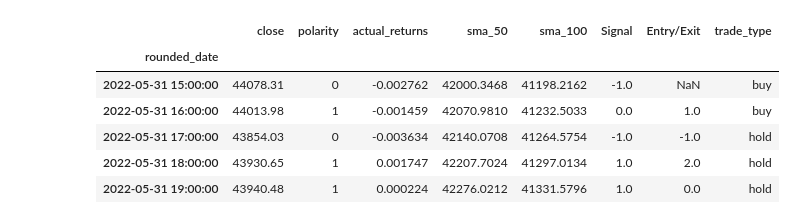
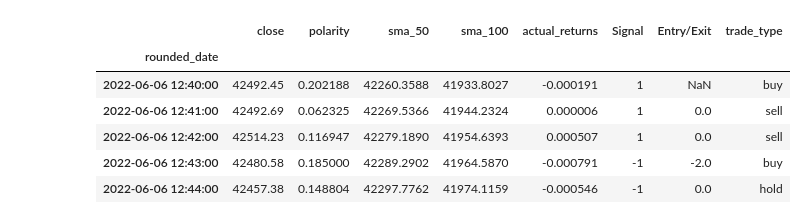
Before and after one commit to SamRoberts995/Project2_ML, a Jupyter notebook: Coding/Crypto_Algo.ipynb, the cells around one changed output. Cells and saved outputs as stored; diff of their text form; code cells hidden in the pictures.

```diff
--- a/Coding/Crypto_Algo.ipynb
+++ b/Coding/Crypto_Algo.ipynb
@@ -71,0 +54,2 @@ btc_df = btc_df.drop(columns='index')
+# %%
+btc_tw_df['Date'] = btc_tw_df['Date'].dt.tz_localize(None)
@@ -114,0 +91,5 @@ display(X.tail())
+# %%
+# Calculate the hourly returns using the closing prices and the pct_change function
+total_data["actual_returns"] = total_data["close"].pct_change()
+total_data = total_data.dropna()
+total_data.head()
@@ -115,15 +114,18 @@ display(X.tail())
 # %%
 # Create a new column in the btc_df called signal setting its value to zero.
-btc_df["Signal"] = 0.0
+total_data["Signal"] = 1
 
 # Create the signal to buy
-btc_df.loc[(btc_df["actual_returns"] >= 0) & (btc_df['polarity'] == 1), "Signal"] = 1
+total_data.loc[(total_data["actual_returns"] >= 0) & (total_data['polarity'] >= 0.2), "Signal"] = 1
 
 # Create the signal to sell
-btc_df.loc[(btc_df["actual_returns"] < 0) & (btc_df['polarity'] == 0), "Signal"] = -1
+total_data.loc[(total_data["actual_returns"] < 0) & (total_data['polarity'] <= 0.2), "Signal"] = -1
 
 
-y = btc_df["Signal"].copy()
+y = total_data["Signal"].copy()
+
+# Assign a copy of the sma_fast and sma_slow columns to a new DataFrame called X
+X = total_data[["sma_50", "sma_100", 'polarity']].copy()
 # %%
 from sklearn.model_selection import train_test_split
 X_train, X_test, y_train, y_test = train_test_split(
@@ -265,49 +274,52 @@ predictions_df.tail()
 # %%
 # Calculate the points in time when the Signal value changes
 # Identify trade entry (1) and exit (-1) points
-btc_df["Entry/Exit"] = btc_df["Signal"].diff()
+total_data["Entry/Exit"] = total_data["Signal"].diff()
 # %%
 # Initialize trade_type column for buys and sells
-btc_df['trade_type'] = np.nan
+total_data['trade_type'] = np.nan
 
 # Initialize variable to hold the previous_price
 previous_price = 0
 
 
 # Loop through the Pandas DataFrame and code the conditions of the trading strategy
-for index, row in btc_df.iterrows():
+for index, row in total_data.iterrows():
 
     # buy if the previous price is 0 and Twitter Sentiment has Positive for 7 consecutive days.
     if previous_price == 0:
-        btc_df.loc[index, "trade_type"] = "buy"
+        total_data.loc[index, "trade_type"] = "buy"
 
-    # buy if the current day price is less than the previous day price and Twitter Sentiment has Positive for 4 consecutive days
-    elif row["close"] < previous_price and row['polarity'] == 1:
-        btc_df.loc[index, "trade_type"] = "buy"
+    # buy if the current day price is less than the previous day price and Twitter Sentiment is greater than 0.02
+    elif row["close"] < previous_price and row['polarity'] > 0.16:
+        total_data.loc[index, "trade_type"] = "buy"
 
-    # sell if the current day price is greater than the previous day price and Twitter Sentiment has Negative for 3 consecutive days
-    elif row["close"] > previous_price and row['polarity'] == 0:
-        btc_df.loc[index, "trade_type"] = "sell"
+    # sell if the current day price is greater than the previous day price and Twitter Sentiment is less than 0.015
+    elif row["close"] > previous_price and row['polarity'] <= 0.3:
+        total_data.loc[index, "trade_type"] = "sell"
+
+    elif row["close"] > previous_price and row['polarity'] > 0.4:
+        total_data.loc[index, "trade_type"] = "hold"
 
     # else hold if the current day price is equal to the previous day price and Twitter Sentiment is Neutrual or Greater in 4 days
     else:
-        btc_df.loc[index, "trade_type"] = "hold"
+        total_data.loc[index, "trade_type"] = "hold"
 
     # reset the previous_price variable to the close price of the current row
     previous_price = row["close"]
 
     # if the index is the last index of the Dataframe, set the trade_type to sell
-    if index == btc_df.index[-1]:
-        btc_df.loc[index, "trade_type"] = "sell"
+    if index == total_data.index[-1]:
+        total_data.loc[index, "trade_type"] = "sell"
 
 
-btc_df.head()
+total_data.head()
 # %% [output]
-|  | close | polarity | actual_returns | sma_50 | sma_100 | Signal | Entry/Exit | trade_type |
+|  | close | polarity | sma_50 | sma_100 | actual_returns | Signal | Entry/Exit | trade_type |
 | rounded_date |  |  |  |  |  |  |  |  |
-| 2022-05-31 15:00:00 | 44078.31 | 0 | -0.002762 | 42000.3468 | 41198.2162 | -1.0 | NaN | buy |
-| 2022-05-31 16:00:00 | 44013.98 | 1 | -0.001459 | 42070.9810 | 41232.5033 | 0.0 | 1.0 | buy |
-| 2022-05-31 17:00:00 | 43854.03 | 0 | -0.003634 | 42140.0708 | 41264.5754 | -1.0 | -1.0 | hold |
-| 2022-05-31 18:00:00 | 43930.65 | 1 | 0.001747 | 42207.7024 | 41297.0134 | 1.0 | 2.0 | hold |
-| 2022-05-31 19:00:00 | 43940.48 | 1 | 0.000224 | 42276.0212 | 41331.5796 | 1.0 | 0.0 | hold |
+| 2022-06-06 12:40:00 | 42492.45 | 0.202188 | 42260.3588 | 41933.8027 | -0.000191 | 1 | NaN | buy |
+| 2022-06-06 12:41:00 | 42492.69 | 0.062325 | 42269.5366 | 41944.2324 | 0.000006 | 1 | 0.0 | sell |
+| 2022-06-06 12:42:00 | 42514.23 | 0.116947 | 42279.1890 | 41954.6393 | 0.000507 | 1 | 0.0 | sell |
+| 2022-06-06 12:43:00 | 42480.58 | 0.185000 | 42289.2902 | 41964.5870 | -0.000791 | -1 | -2.0 | buy |
+| 2022-06-06 12:44:00 | 42457.38 | 0.148804 | 42297.7762 | 41974.1159 | -0.000546 | -1 | 0.0 | hold |
 # %%
```
Also changed, not shown: parts of 17 cells of this notebook, 2 other files.
